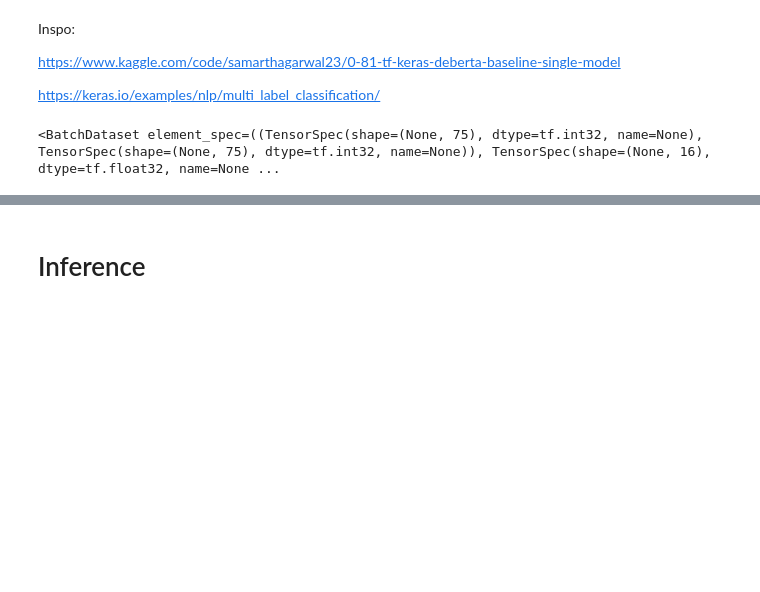
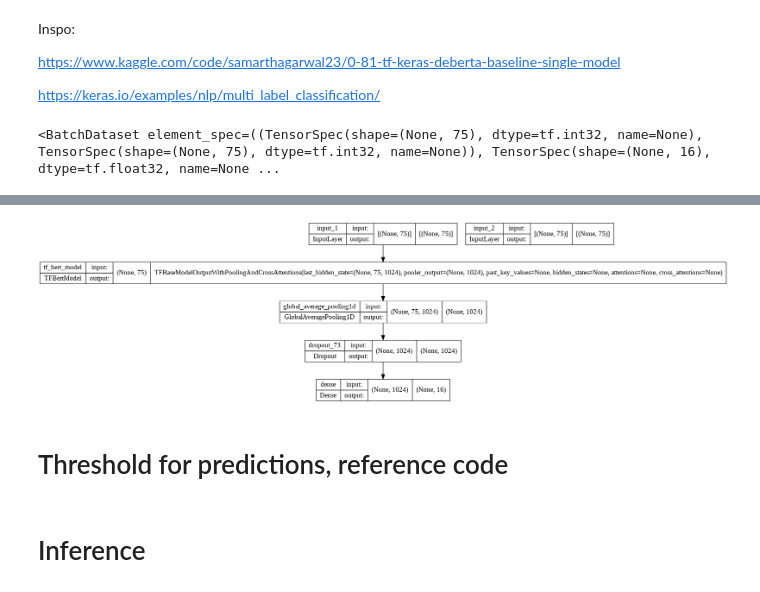
Before and after one commit to Rogerx98/twsm-group-project, a Jupyter notebook: SentenceBERT_keras.ipynb, the cells around one changed output, grey strips where cells are left out. Drawn from its saved outputs; the diff is of its cells as text; code cells hidden in the pictures; blank space fills up the shorter version.

```diff
--- a/SentenceBERT_keras.ipynb
+++ b/SentenceBERT_keras.ipynb
@@ -411,25 +491,15 @@ ResourceExhaustedError: ignored
 # %%
-callback_es = tf.keras.callbacks.EarlyStopping(monitor='val_categorical_accuracy',
+callback_es = tf.keras.callbacks.EarlyStopping(monitor="val_multi_label_accuracy",#'val_categorical_accuracy',
                                                patience=2,
                                                mode='max',
                                                verbose=1,
                                                restore_best_weights=True)
+
+callback_lr = tf.keras.callbacks.LearningRateScheduler(scheduler, verbose = 1)
+
 callback_save = tf.keras.callbacks.ModelCheckpoint(
-        '/content/drive/Othercomputers/Mi portátil/Master/GitHub/twsm-group-project/keras_model/RogerSentenceBert2_LossSparse.h5', monitor='val_categorical_accuracy',  #save model in drive(github) #change name
+        '/content/drive/Othercomputers/Mi portátil/Master/GitHub/twsm-group-project/keras_model/RogerSentenceBert2.h5', monitor='val_multi_label_accuracy',  #save model in drive(github) #change name
+        #"/content/drive/MyDrive/Output models Bert/RogerSentenceBert2", monitor='val_multi_label_accuracy',
         verbose=1, save_best_only=True,
         save_weights_only=True, mode='max',
         save_freq='epoch')
-# %%
-model.fit(train_dataset,
-        epochs = 10,
-        shuffle=True,
-        callbacks = [#callback_lr,,
-                      callback_es,
-                      callback_save,
-                     ],
-        batch_size = 8,
-        validation_data= validation_dataset
-       )
-#Note: Bert-Base (used to set up the trainer) early stopped after 7 epochs with a max val_acc of 47%
-#Roger 1st approach: dropout 0.2 activation: softmax = 51,75%
-#Roger 2st approach: dropout 0.1 = 49%
@@ -437,0 +506,11 @@ print(model.summary())
+# %%
+model.fit(train_dataset,
+        epochs = 20,
+        shuffle=True,
+        callbacks = [callback_lr,
+                      callback_es,
+                      callback_save,
+                     ],
+        batch_size = 8,
+        validation_data = validation_dataset
+       )
@@ -465,0 +659,7 @@ for i, labels in enumerate(test_labels[:5]):
+# %%
+from keras.utils.vis_utils import plot_model
+plot_model(model, to_file='model_plot4a.png', show_shapes=True, show_layer_names=True)
+# %% [output]
+[figure, added]
+# %% [markdown]
+# Threshold for predictions, reference code
```
Also changed, not shown: parts of 32 cells of this notebook.
